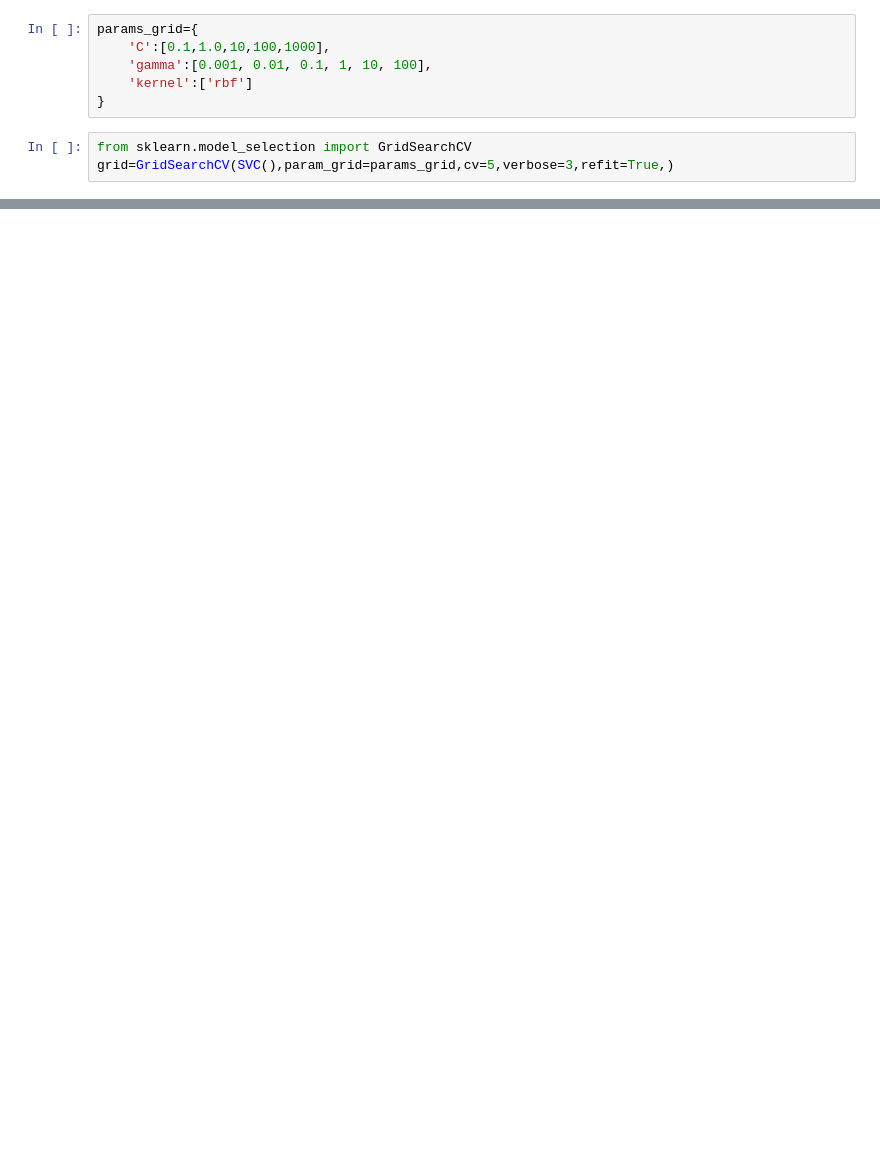
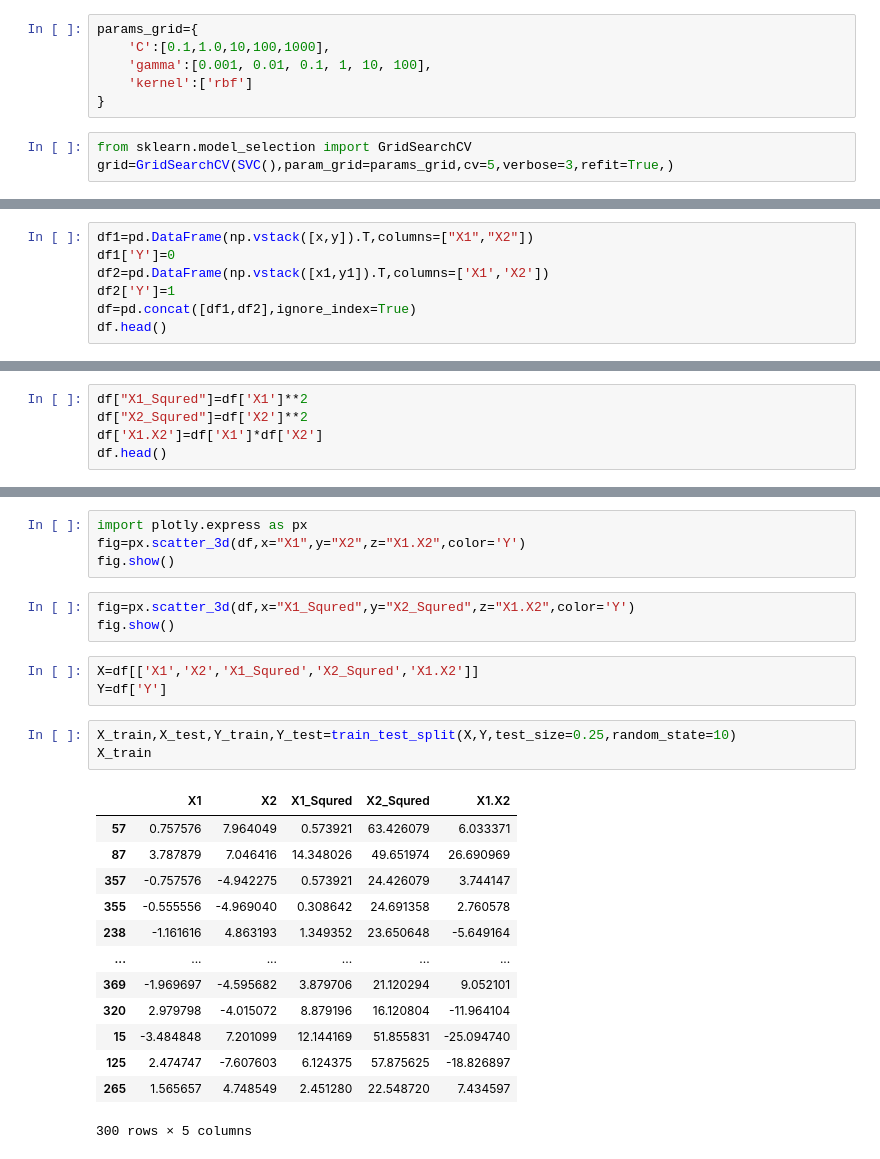
Before and after one commit to coderkhede/Data-Science, a Jupyter notebook: projects/SVM/SVC.ipynb, the cells around one changed output, grey strips where cells are left out. Drawn from its saved outputs; the diff is of its cells as text; blank space fills up the shorter version.

```diff
--- a/projects/SVM/SVC.ipynb
+++ b/projects/SVM/SVC.ipynb
@@ -164,0 +180,7 @@ grid.best_params_
+# %%
+df1=pd.DataFrame(np.vstack([x,y]).T,columns=["X1","X2"])
+df1['Y']=0
+df2=pd.DataFrame(np.vstack([x1,y1]).T,columns=['X1','X2'])
+df2['Y']=1
+df=pd.concat([df1,df2],ignore_index=True)
+df.head()
@@ -164,0 +194,5 @@ grid.best_params_
+# %%
+df["X1_Squred"]=df['X1']**2
+df["X2_Squred"]=df['X2']**2
+df['X1.X2']=df['X1']*df['X2']
+df.head()
@@ -164,0 +206,27 @@ grid.best_params_
+# %%
+import plotly.express as px
+fig=px.scatter_3d(df,x="X1",y="X2",z="X1.X2",color='Y')
+fig.show()
+# %%
+fig=px.scatter_3d(df,x="X1_Squred",y="X2_Squred",z="X1.X2",color='Y')
+fig.show()
+# %%
+X=df[['X1','X2','X1_Squred','X2_Squred','X1.X2']]
+Y=df['Y']
+# %%
+X_train,X_test,Y_train,Y_test=train_test_split(X,Y,test_size=0.25,random_state=10)
+X_train
+# %% [output]
+|  | X1 | X2 | X1_Squred | X2_Squred | X1.X2 |
+| 57 | 0.757576 | 7.964049 | 0.573921 | 63.426079 | 6.033371 |
+| 87 | 3.787879 | 7.046416 | 14.348026 | 49.651974 | 26.690969 |
+| 357 | -0.757576 | -4.942275 | 0.573921 | 24.426079 | 3.744147 |
+| 355 | -0.555556 | -4.969040 | 0.308642 | 24.691358 | 2.760578 |
+| 238 | -1.161616 | 4.863193 | 1.349352 | 23.650648 | -5.649164 |
+| ... | ... | ... | ... | ... | ... |
+| 369 | -1.969697 | -4.595682 | 3.879706 | 21.120294 | 9.052101 |
+| 320 | 2.979798 | -4.015072 | 8.879196 | 16.120804 | -11.964104 |
+| 15 | -3.484848 | 7.201099 | 12.144169 | 51.855831 | -25.094740 |
+| 125 | 2.474747 | -7.607603 | 6.124375 | 57.875625 | -18.826897 |
+| 265 | 1.565657 | 4.748549 | 2.451280 | 22.548720 | 7.434597 |
+300 rows × 5 columns
```
Also changed, not shown: parts of 15 cells of this notebook, 2 other files.
